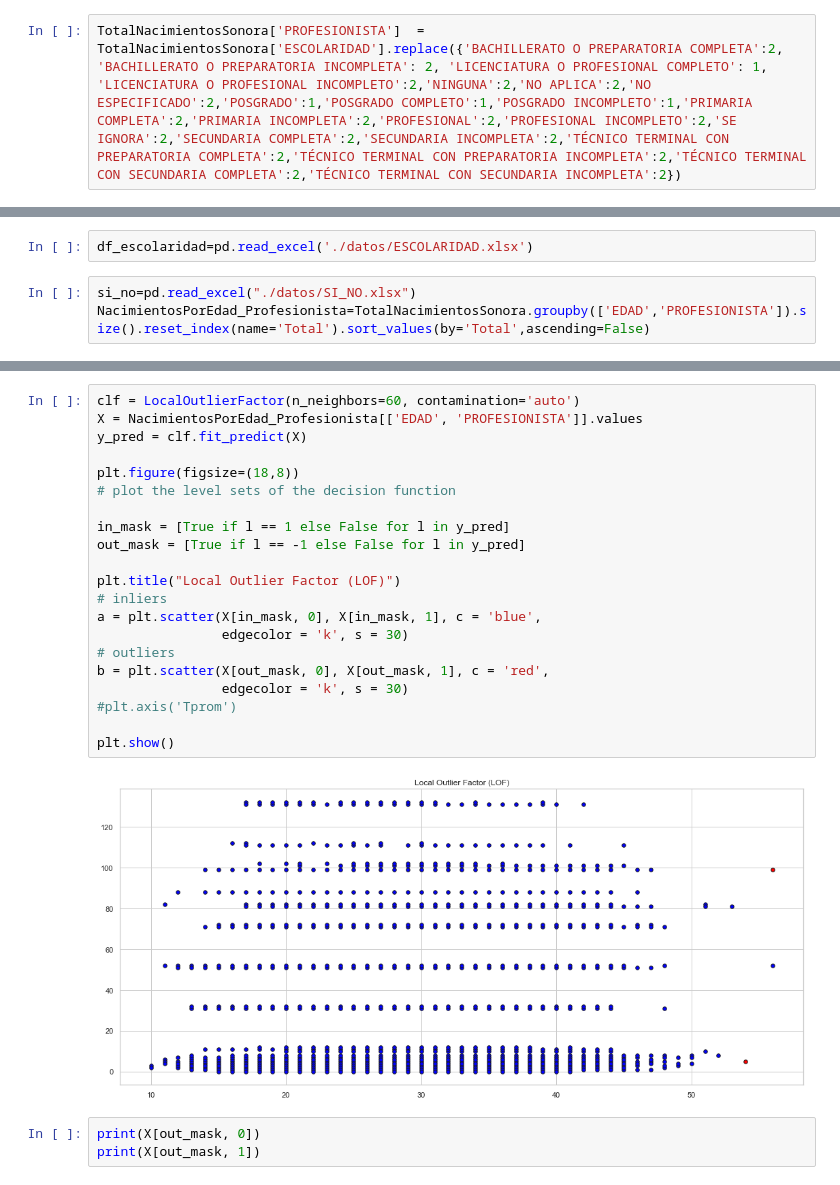
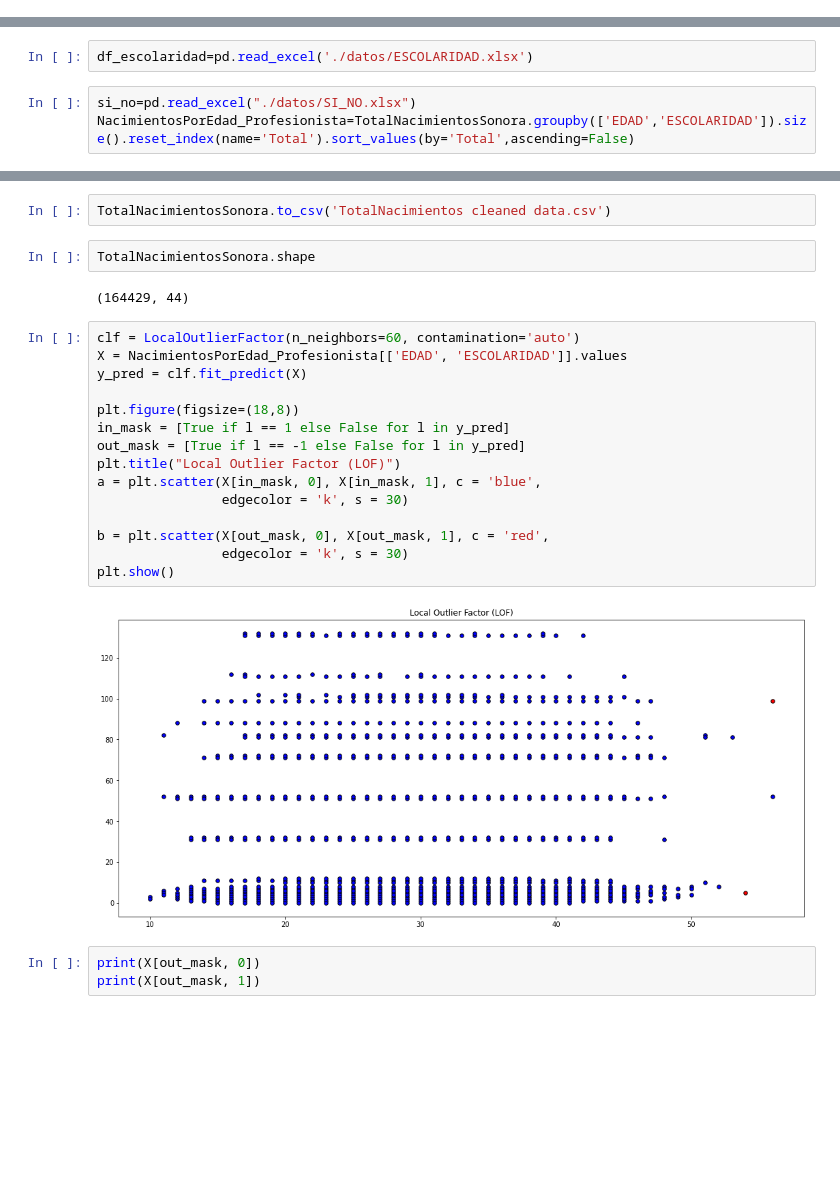
Before and after one commit to benjalm21/ProyectoFinal_IC, a Jupyter notebook: Limpieza de datos.ipynb, the cells around one changed output, grey strips where cells are left out. Cells and saved outputs as stored; diff of their text form; blank space fills up the shorter version.

```diff
--- a/Limpieza de datos.ipynb
+++ b/Limpieza de datos.ipynb
@@ -198,3 +186 @@ TotalNacimientosSonora[TotalNacimientosSonora['ESCOLARIDAD']==5]
-# %%
-TotalNacimientosSonora['PROFESIONISTA']  = TotalNacimientosSonora['ESCOLARIDAD'].replace({'BACHILLERATO O PREPARATORIA COMPLETA':2, 'BACHILLERATO O PREPARATORIA INCOMPLETA': 2, 'LICENCIATURA O PROFESIONAL COMPLETO': 1,     'LICENCIATURA O PROFESIONAL INCOMPLETO':2,'NINGUNA':2,'NO APLICA':2,'NO ESPECIFICADO':2,'POSGRADO':1,'POSGRADO COMPLETO':1,'POSGRADO INCOMPLETO':1,'PRIMARIA COMPLETA':2,'PRIMARIA INCOMPLETA':2,'PROFESIONAL':2,'PROFESIONAL INCOMPLETO':2,'SE IGNORA':2,'SECUNDARIA COMPLETA':2,'SECUNDARIA INCOMPLETA':2,'TÉCNICO TERMINAL CON PREPARATORIA COMPLETA':2,'TÉCNICO TERMINAL CON PREPARATORIA INCOMPLETA':2,'TÉCNICO TERMINAL CON SECUNDARIA COMPLETA':2,'TÉCNICO TERMINAL CON SECUNDARIA INCOMPLETA':2})
 # %%
@@ -203,5 +189,5 @@ NacimientosPorEdad_Profesionista=TotalNacimientosSonora.groupby(['EDAD','PROFESI
 df_escolaridad=pd.read_excel('./datos/ESCOLARIDAD.xlsx')
 # %%
 si_no=pd.read_excel("./datos/SI_NO.xlsx")
-NacimientosPorEdad_Profesionista=TotalNacimientosSonora.groupby(['EDAD','PROFESIONISTA']).size().reset_index(name='Total').sort_values(by='Total',ascending=False)
+NacimientosPorEdad_Profesionista=TotalNacimientosSonora.groupby(['EDAD','ESCOLARIDAD']).size().reset_index(name='Total').sort_values(by='Total',ascending=False)
 # %%
@@ -223,26 +234,26 @@ NacimientosPorEdad_Profesionista.sort_values(by=['EDAD','PROFESIONISTA'])
+# %%
+TotalNacimientosSonora.to_csv('TotalNacimientos cleaned data.csv')
+# %%
+TotalNacimientosSonora.shape
+# %% [output]
+(164429, 44)
 # %%
 clf = LocalOutlierFactor(n_neighbors=60, contamination='auto')
-X = NacimientosPorEdad_Profesionista[['EDAD', 'PROFESIONISTA']].values
+X = NacimientosPorEdad_Profesionista[['EDAD', 'ESCOLARIDAD']].values
 y_pred = clf.fit_predict(X)
 
 plt.figure(figsize=(18,8))
-# plot the level sets of the decision function
-
 in_mask = [True if l == 1 else False for l in y_pred]
 out_mask = [True if l == -1 else False for l in y_pred]
-
 plt.title("Local Outlier Factor (LOF)")
-# inliers
 a = plt.scatter(X[in_mask, 0], X[in_mask, 1], c = 'blue',
                 edgecolor = 'k', s = 30)
-# outliers
+
 b = plt.scatter(X[out_mask, 0], X[out_mask, 1], c = 'red',
                 edgecolor = 'k', s = 30)
-#plt.axis('Tprom')
-
 plt.show()
 # %% [output]
-[figure, old version]
+[figure, new version]
 # %%
 print(X[out_mask, 0])
 print(X[out_mask, 1])
```
Also changed, not shown: parts of 9 cells of this notebook, 10 other files.
